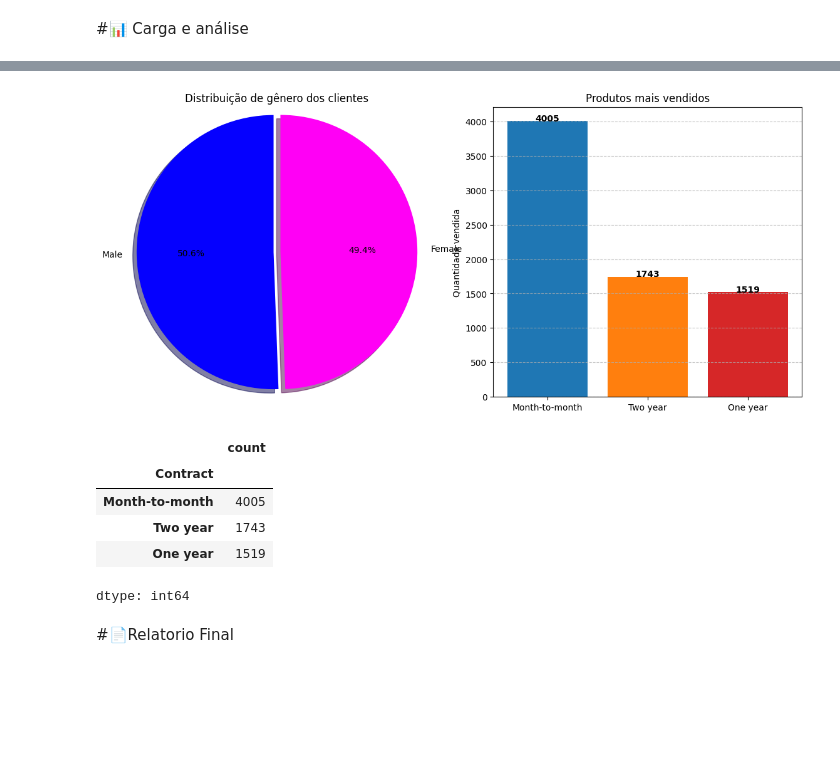
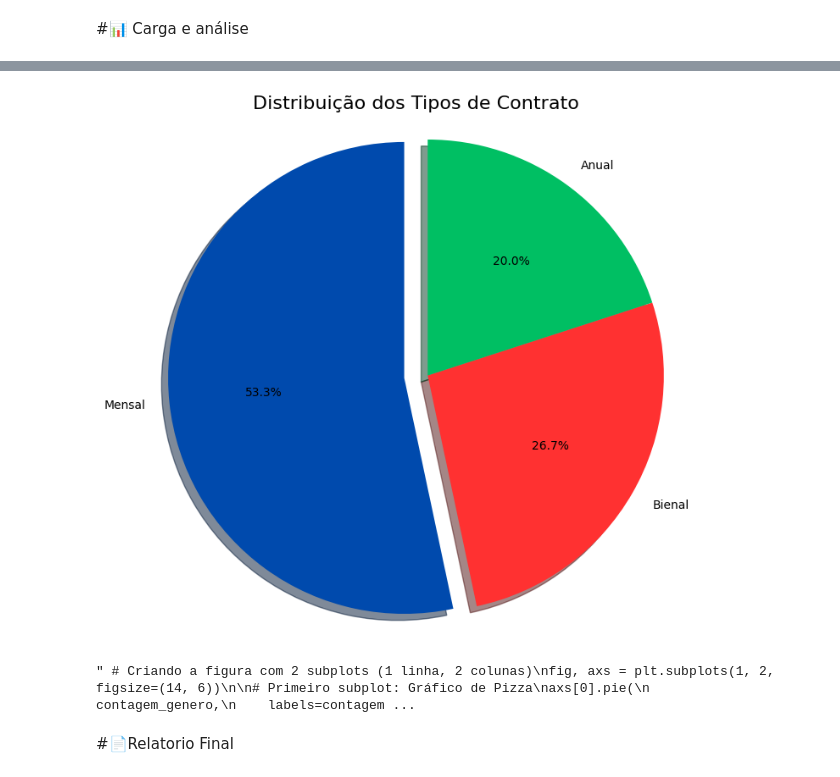
Before and after one commit to devFari/Challenge_Telecom_X, a Jupyter notebook: TelecomX_BR.ipynb, the cells around one changed output, grey strips where cells are left out. Saved outputs shown, nothing was run; the diff lists cells and outputs as text; code cells hidden in the pictures; blank space fills up the shorter version.

```diff
--- a/TelecomX_BR.ipynb
+++ b/TelecomX_BR.ipynb
@@ -98,4 +81,21 @@ contratos
 dtype: int64
+# %%
+#calculo dos tipo sde contrato
+contratos = df['Contract'].value_counts()
+
+novos_rotulos_contratos = {
+    'Month-to-month': 'Mensal',    # Renomeia 'Month-to-month' para 'Mensal'
+    'One year': 'Anual',          # Renomeia 'One year' para 'Anual'
+    'Two year': 'Bienal'          # Renomeia 'Two year' para 'Bienal'
+}
+
+contratos_renomeados = contratos.rename(index=novos_rotulos_contratos)
+
+explode_values = [0] * len(contratos_renomeados)
+
+if 'Mensal' in contratos_renomeados.index:
+    idx_mensal = contratos_renomeados.index.get_loc('Mensal')
+    explode_values[idx_mensal] = 0.1
 # %%
 # variavel coom a distribuição dos generos
 genero = df['gender'].value_counts()
@@ -129,5 +136,25 @@ plt.show()
+# %%
+plt.figure(figsize=(8, 8))
+
+plt.pie(
+    contratos_renomeados,
+    labels=contratos_renomeados.index,
+    autopct='%1.1f%%',
+    startangle=90,
+    colors=['#004aad', '#ff3131', '#00bf63'],
+    explode=explode_values,
+    shadow=True
+)
+
+plt.title('Distribuição dos Tipos de Contrato', fontsize=16)
+
+plt.axis('equal')
+
+plt.show()
+# %% [output]
+[figure, added]
 # %%
-# Criando a figura com 2 subplots (1 linha, 2 colunas)
+''' # Criando a figura com 2 subplots (1 linha, 2 colunas)
 fig, axs = plt.subplots(1, 2, figsize=(14, 6))
 
 # Primeiro subplot: Gráfico de Pizza
@@ -157,17 +184,8 @@ for i, v in enumerate(contratos):
     axs[1].text(i, v + 3, str(v), ha='center', fontweight='bold')
 
 # Ajustando layout
-plt.show()
+plt.show() '''
 # %% [output]
-[figure, removed]
+" # Criando a figura com 2 subplots (1 linha, 2 colunas)\nfig, axs = plt.subplots(1, 2, figsize=(14, 6))\n\n# Primeiro subplot: Gráfico de Pizza\naxs[0].pie(\n    contagem_genero,\n    labels=contagem ...
-# %%
-contratos
-# %% [output]
-|  | count |
-| Contract |  |
-| Month-to-month | 4005 |
-| Two year | 1743 |
-| One year | 1519 |
-dtype: int64
 # %% [markdown]
 #📄Relatorio Final
```
Also changed, not shown: parts of 8 cells of this notebook.
